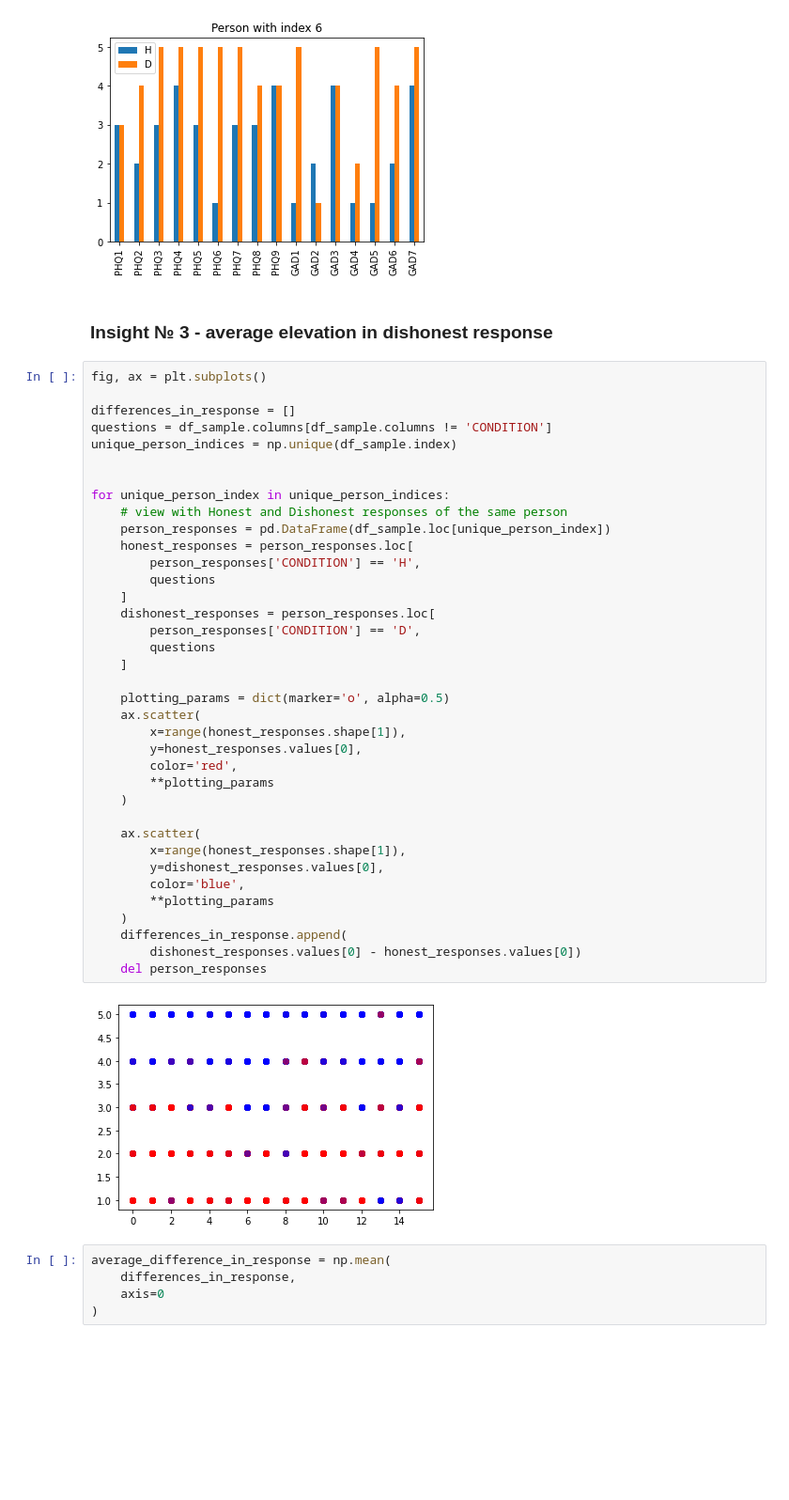
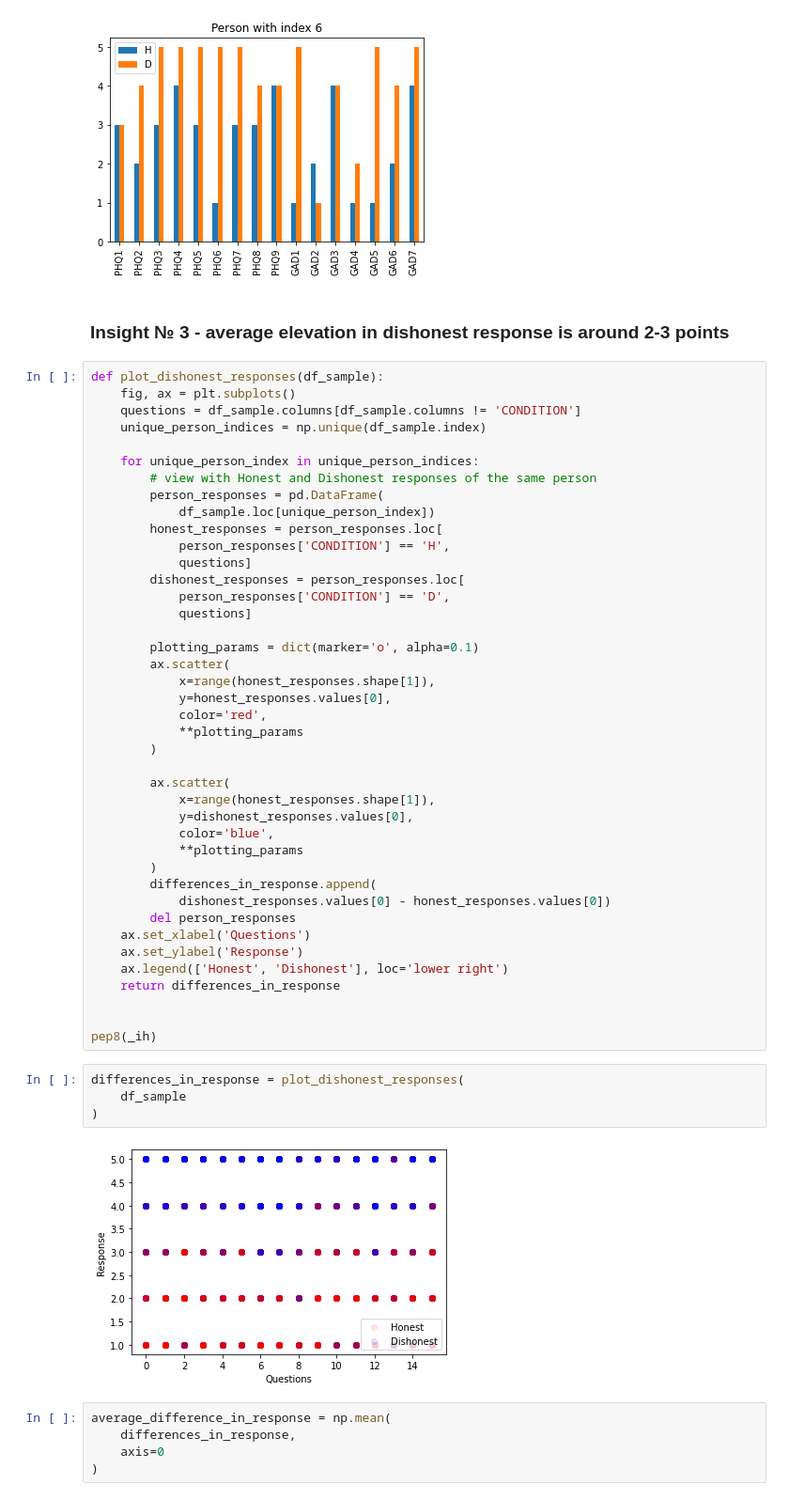
Before and after one commit to PashaIanko/Robust-Feature-Selection, a Jupyter notebook: main.ipynb, the cells around one changed output. Shown: that part at 94% size. Cells and saved outputs as stored; diff of their text form; blank space fills up the shorter version.

Commit message:
Finished with mining insights for today

```diff
--- a/main.ipynb
+++ b/main.ipynb
@@ -302,46 +302,54 @@ plot_person_response(
 [figure]
 [figure]
 # %% [markdown]
-### Insight № 3 - average elevation in dishonest response
+### Insight № 3 - average elevation in dishonest response is around 2-3 points
 # %%
-fig, ax = plt.subplots()
+def plot_dishonest_responses(df_sample):
+    fig, ax = plt.subplots()
+    questions = df_sample.columns[df_sample.columns != 'CONDITION']
+    unique_person_indices = np.unique(df_sample.index)
 
-differences_in_response = []
-questions = df_sample.columns[df_sample.columns != 'CONDITION']
-unique_person_indices = np.unique(df_sample.index)
+    for unique_person_index in unique_person_indices:
+        # view with Honest and Dishonest responses of the same person
+        person_responses = pd.DataFrame(
+            df_sample.loc[unique_person_index])
+        honest_responses = person_responses.loc[
+            person_responses['CONDITION'] == 'H',
+            questions]
+        dishonest_responses = person_responses.loc[
+            person_responses['CONDITION'] == 'D',
+            questions]
+
+        plotting_params = dict(marker='o', alpha=0.1)
+        ax.scatter(
+            x=range(honest_responses.shape[1]),
+            y=honest_responses.values[0],
+            color='red',
+            **plotting_params
+        )
+
+        ax.scatter(
+            x=range(honest_responses.shape[1]),
+            y=dishonest_responses.values[0],
+            color='blue',
+            **plotting_params
+        )
+        differences_in_response.append(
+            dishonest_responses.values[0] - honest_responses.values[0])
+        del person_responses
+    ax.set_xlabel('Questions')
+    ax.set_ylabel('Response')
+    ax.legend(['Honest', 'Dishonest'], loc='lower right')
+    return differences_in_response
 
 
-for unique_person_index in unique_person_indices:
-    # view with Honest and Dishonest responses of the same person
-    person_responses = pd.DataFrame(df_sample.loc[unique_person_index])
-    honest_responses = person_responses.loc[
-        person_responses['CONDITION'] == 'H',
-        questions
-    ]
-    dishonest_responses = person_responses.loc[
-        person_responses['CONDITION'] == 'D',
-        questions
-    ]
-
-    plotting_params = dict(marker='o', alpha=0.5)
-    ax.scatter(
-        x=range(honest_responses.shape[1]),
-        y=honest_responses.values[0],
-        color='red',
-        **plotting_params
-    )
-
-    ax.scatter(
-        x=range(honest_responses.shape[1]),
-        y=dishonest_responses.values[0],
-        color='blue',
-        **plotting_params
-    )
-    differences_in_response.append(
-        dishonest_responses.values[0] - honest_responses.values[0])
-    del person_responses
+pep8(_ih)
-# %% [output]
-[figure, removed]
+# %%
+differences_in_response = plot_dishonest_responses(
+    df_sample
+)
+# %% [output]
+[figure, added]
 # %%
 average_difference_in_response = np.mean(
     differences_in_response,
```
Also changed, not shown: parts of 3 cells of this notebook.
